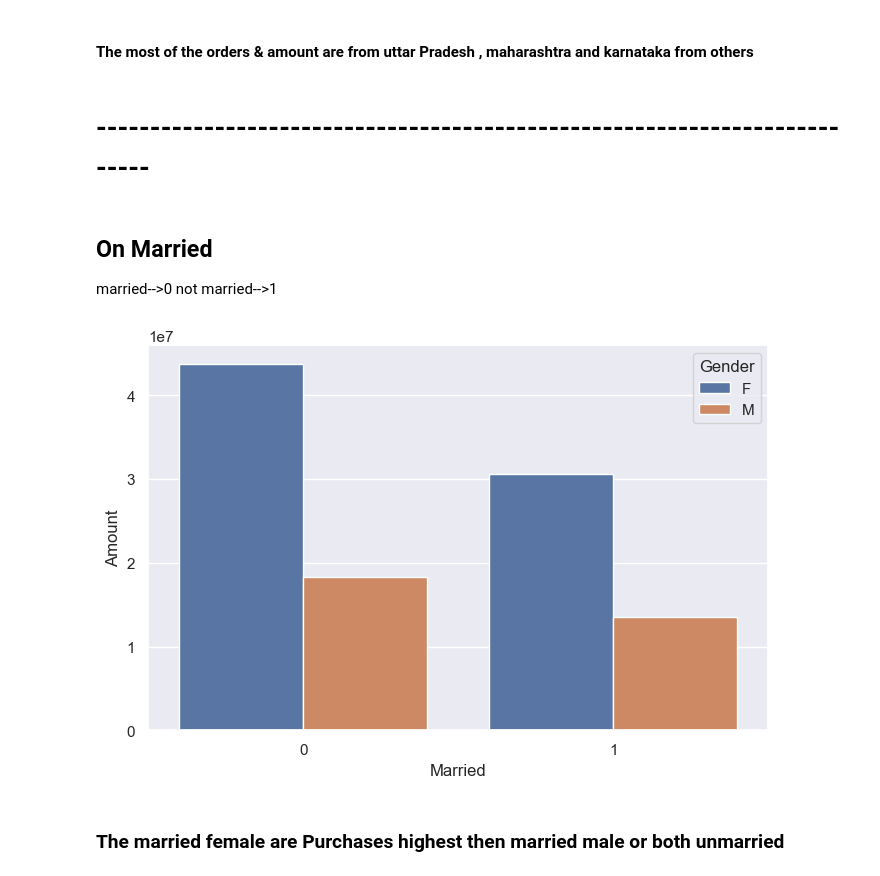
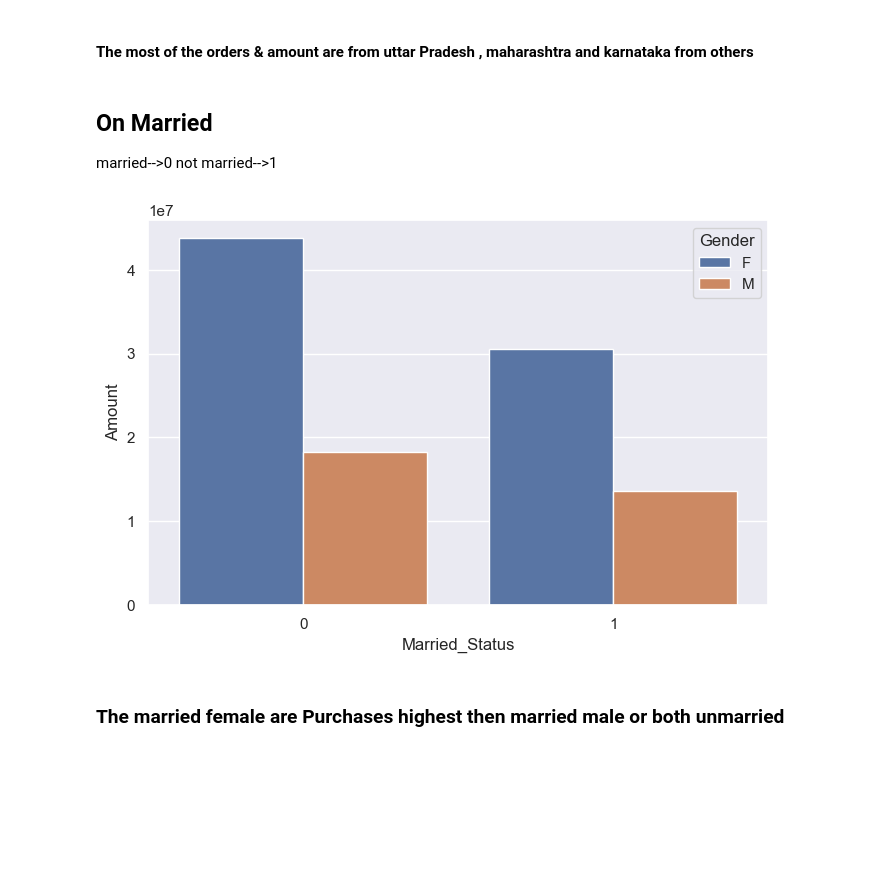
Before and after one commit to Chetankumawat209/Diwali-Sales-Analysis, a Jupyter notebook: Diwali Sales Analysis.ipynb, the cells around one changed output. Saved outputs shown, nothing was run; the diff lists cells and outputs as text; code cells hidden in the pictures; blank space fills up the shorter version.

```diff
--- a/Diwali Sales Analysis.ipynb
+++ b/Diwali Sales Analysis.ipynb
@@ -251,18 +231,18 @@ sns.barplot(data=sales_States,x='State',y='Orders',hue='State');
 [figure]
 # %% [markdown]
 #### The most of the orders & amount are from uttar Pradesh , maharashtra and karnataka from others
-# %% [markdown]
-# --------------------------------------------------------------------------
 # %% [markdown]
 ## On Married
 married-->0
 not married-->1
-# %%
-sales_states=sales.groupby(['Married',"Gender"] , as_index=False)['Amount'].sum().sort_values(by="Amount",ascending=False)
-sales_states
-sns.set(rc={'figure.figsize':(8,5)})
-sns.barplot(data=sales_states,x='Married',y='Amount',hue='Gender');
-# %% [output]
-[figure, removed]
+# %%
+sales_states=sales.groupby(['Married_Status',"Gender"] , as_index=False)['Amount'].sum().sort_values(by="Amount",ascending=False)
+sales_states
+
+sns.set(rc={'figure.figsize':(8,5)})
+sns.barplot(data=sales_states, x='Married_Status', y='Amount', hue='Gender')
+plt.show()
+# %% [output]
+[figure, added]
 # %% [markdown]
 ### The married female are Purchases highest then married male or both unmarried
```
Also changed, not shown: parts of 23 cells of this notebook, 1 other file.
